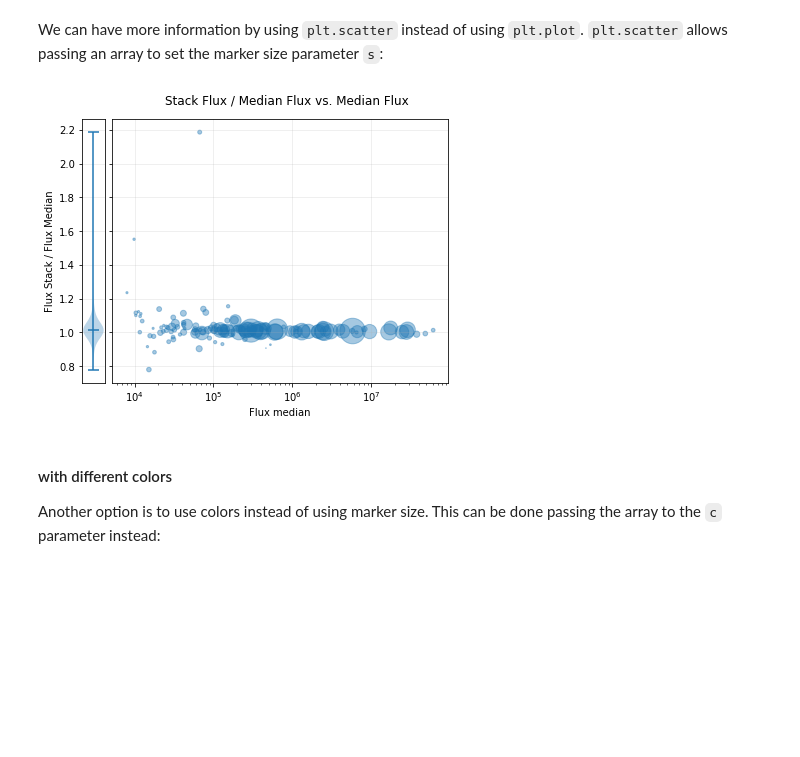
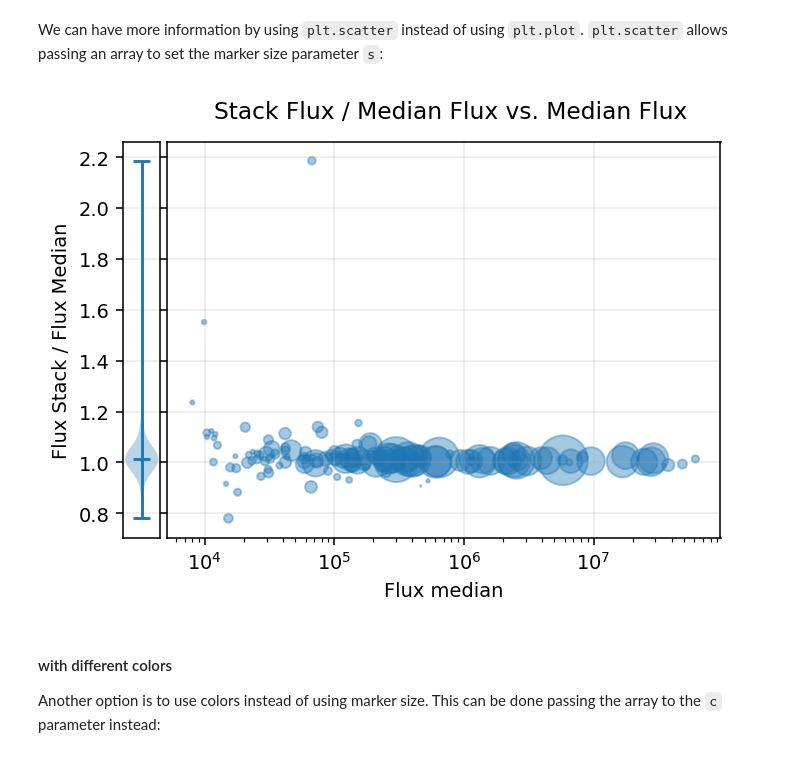
Before and after one commit to b1quint/Python-Tutorial-Series, a Jupyter notebook: Notebooks/PTS2019 - Data Analysis and Visualization 1.ipynb, the cells around one changed output. Saved outputs shown, nothing was run; the diff lists cells and outputs as text; code cells hidden in the pictures; blank space fills up the shorter version.

```diff
--- a/Notebooks/PTS2019 - Data Analysis and Visualization 1.ipynb
+++ b/Notebooks/PTS2019 - Data Analysis and Visualization 1.ipynb
@@ -619,28 +626,29 @@ We can have more information by using `plt.scatter` instead of using `plt.plot`.
 # %%
 x = flux_median
 y = flux_stack / flux_median
 z = snr
 
-fig, axes = plt.subplots(figsize=(7,5), ncols=2, sharey=True, gridspec_kw={'width_ratios': [1, 15]})
+fig, axes = plt.subplots(ncols=2, sharey=True,
+                         gridspec_kw={'width_ratios': [1, 15]}, dpi=140)
 
 ax1 = axes[1]
 ax1.scatter(x, y, s=z, marker='o', alpha=0.4)
 
 ax1.set_xscale('log')
 ax1.set_xlabel('Flux median')
 ax1.grid(alpha=0.25)
 
 ax2 = axes[0]
 ax2.violinplot(y, showmedians=True)
 ax2.set_ylabel('Flux Stack / Flux Median')
 ax2.set_xticks([])
 ax2.grid(alpha=0.25)
 
 fig.suptitle('Stack Flux / Median Flux vs. Median Flux')
 fig.tight_layout(rect=[0, 0.05, 0.85, 0.95], w_pad=0)
 plt.show()
 # %% [output]
-[figure, old version]
+[figure, new version]
 # %% [markdown]
 #### with different colors
 
```
Also changed, not shown: parts of 17 cells of this notebook.
